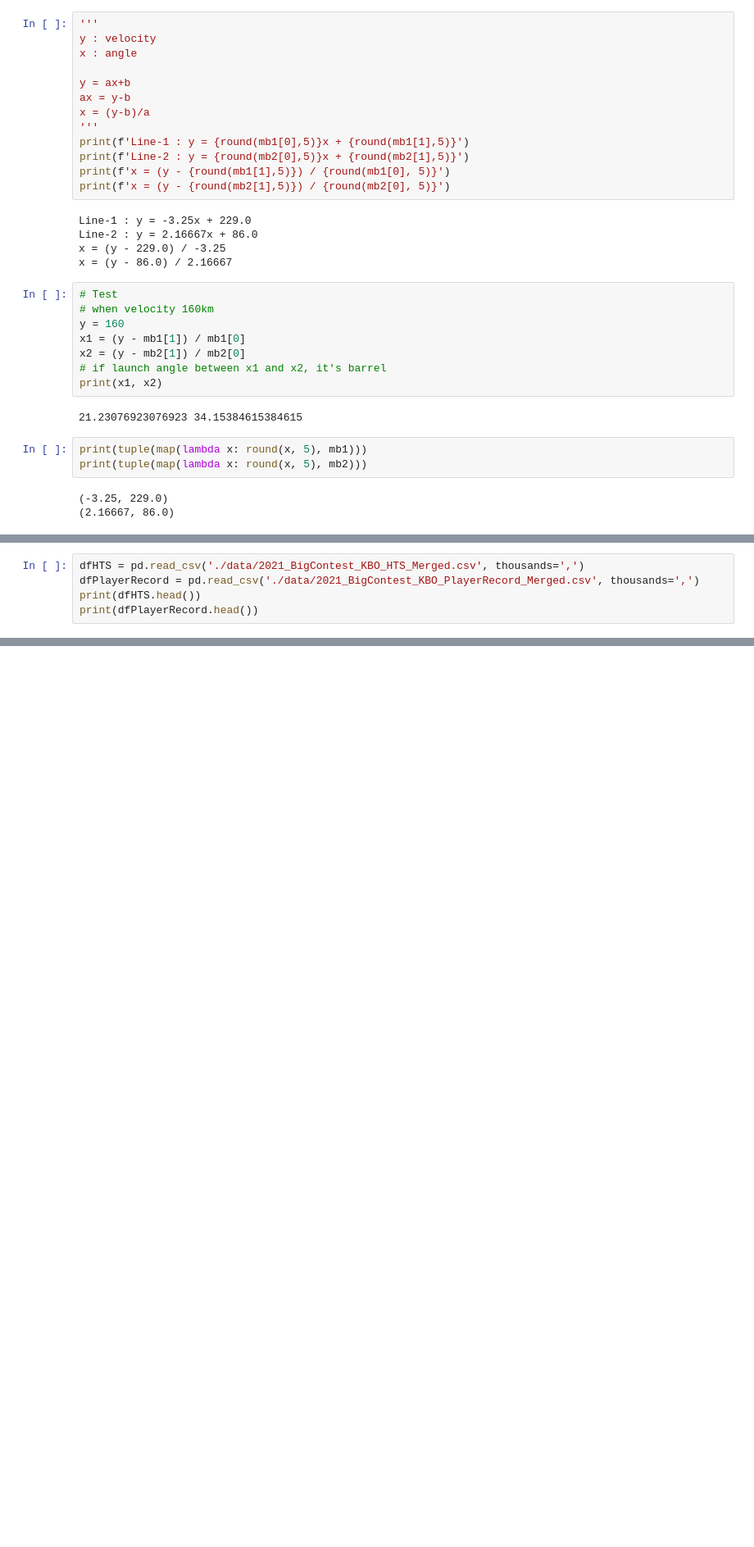
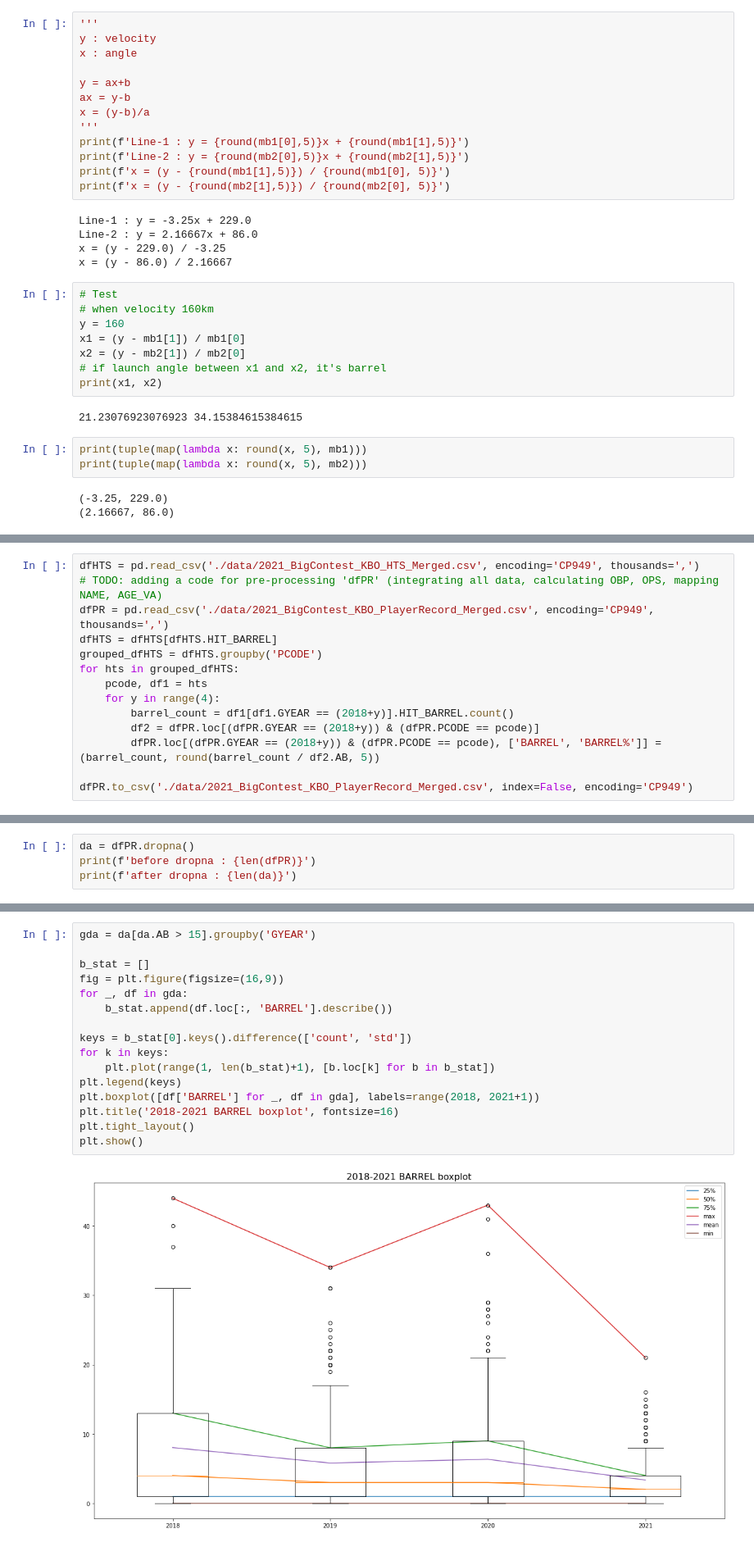
Before and after one commit to Bigcontest-Triple-I/Baseball_OPS-Prediction, a Jupyter notebook: HTS data analyze.ipynb, the cells around one changed output, grey strips where cells are left out. Shown: that part at 82% size. Cells and saved outputs as stored; diff of their text form; blank space fills up the shorter version.

Commit message:
Update barrel ipynb and datasets

```diff
--- a/HTS data analyze.ipynb
+++ b/HTS data analyze.ipynb
@@ -402,5 +402,14 @@ t_df.to_csv('./data/2021_BigContest_KBO_HTS_Merged.csv', index=False)
 # %%
-dfHTS = pd.read_csv('./data/2021_BigContest_KBO_HTS_Merged.csv', thousands=',')
-dfPlayerRecord = pd.read_csv('./data/2021_BigContest_KBO_PlayerRecord_Merged.csv', thousands=',')
-print(dfHTS.head())
-print(dfPlayerRecord.head())
+dfHTS = pd.read_csv('./data/2021_BigContest_KBO_HTS_Merged.csv', encoding='CP949', thousands=',')
+# TODO: adding a code for pre-processing 'dfPR' (integrating all data, calculating OBP, OPS, mapping NAME, AGE_VA)
+dfPR = pd.read_csv('./data/2021_BigContest_KBO_PlayerRecord_Merged.csv', encoding='CP949', thousands=',')
+dfHTS = dfHTS[dfHTS.HIT_BARREL]
+grouped_dfHTS = dfHTS.groupby('PCODE')
+for hts in grouped_dfHTS:
+    pcode, df1 = hts
+    for y in range(4):
+        barrel_count = df1[df1.GYEAR == (2018+y)].HIT_BARREL.count()
+        df2 = dfPR.loc[(dfPR.GYEAR == (2018+y)) & (dfPR.PCODE == pcode)]
+        dfPR.loc[(dfPR.GYEAR == (2018+y)) & (dfPR.PCODE == pcode), ['BARREL', 'BARREL%']] = (barrel_count, round(barrel_count / df2.AB, 5))
+
+dfPR.to_csv('./data/2021_BigContest_KBO_PlayerRecord_Merged.csv', index=False, encoding='CP949')
@@ -424,0 +416,4 @@ print(dfPlayerRecord.head())
+# %%
+da = dfPR.dropna()
+print(f'before dropna : {len(dfPR)}')
+print(f'after dropna : {len(da)}')
@@ -424,0 +423,18 @@ print(dfPlayerRecord.head())
+# %%
+gda = da[da.AB > 15].groupby('GYEAR')
+
+b_stat = []
+fig = plt.figure(figsize=(16,9))
+for _, df in gda:
+    b_stat.append(df.loc[:, 'BARREL'].describe())
+
+keys = b_stat[0].keys().difference(['count', 'std'])
+for k in keys:
+    plt.plot(range(1, len(b_stat)+1), [b.loc[k] for b in b_stat])
+plt.legend(keys)
+plt.boxplot([df['BARREL'] for _, df in gda], labels=range(2018, 2021+1))
+plt.title('2018-2021 BARREL boxplot', fontsize=16)
+plt.tight_layout()
+plt.show()
+# %% [output]
+[figure, added]
```
Also changed, not shown: parts of 5 cells of this notebook, 2 other files.
